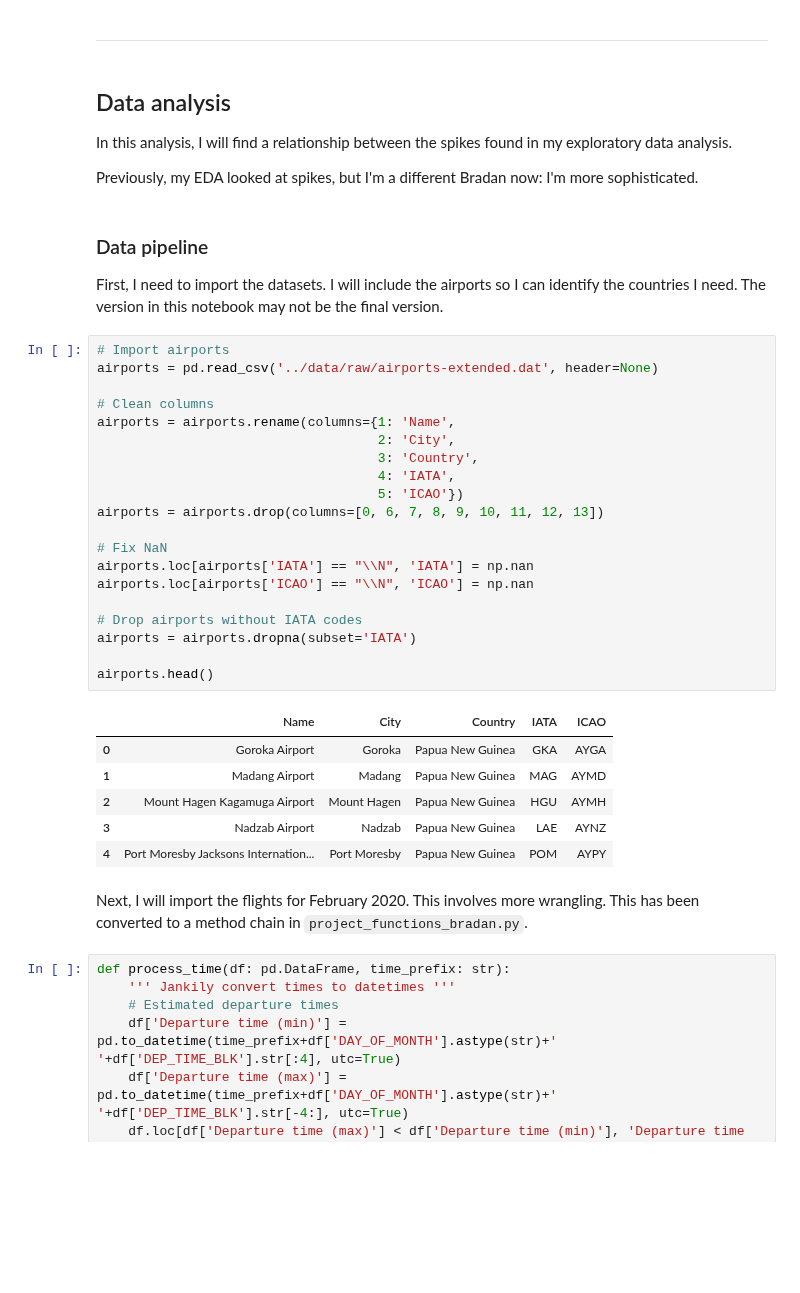
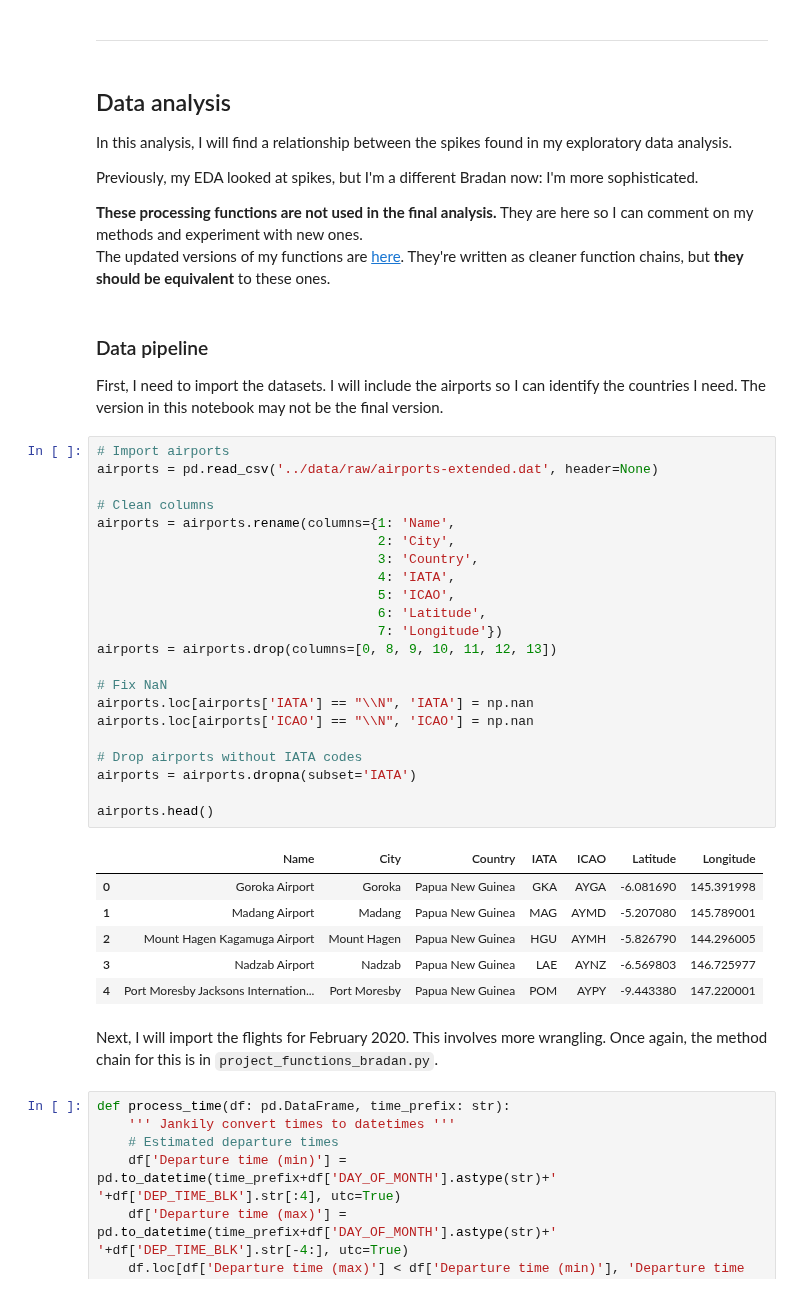
Before and after one commit to ubco-W2022T2-data301/project-group-group05, a Jupyter notebook: analysis/analysis_bradan.ipynb, the cells around one changed output. Cells and saved outputs as stored; diff of their text form; blank space fills up the shorter version.

```diff
--- a/analysis/analysis_bradan.ipynb
+++ b/analysis/analysis_bradan.ipynb
@@ -161,6 +161,9 @@ It seems that the pattern of flight disruptions is general, and **I can understa
 In this analysis, I will find a relationship between the spikes found in my exploratory data analysis.
 
 Previously, my EDA looked at spikes, but I'm a different Bradan now: I'm more sophisticated.
+
+**These processing functions are not used in the final analysis.** They are here so I can comment on my methods and experiment with new ones.
+The updated versions of my functions are [here](code/project_functions_bradan.py). They're written as cleaner function chains, but **they should be equivalent** to these ones.
 # %% [markdown]
 ### Data pipeline
 
@@ -168,32 +171,34 @@ First, I need to import the datasets. I will include the airports so I can ident
 # %%
 # Import airports
 airports = pd.read_csv('../data/raw/airports-extended.dat', header=None)
 
 # Clean columns
 airports = airports.rename(columns={1: 'Name',
                                     2: 'City',
                                     3: 'Country',
                                     4: 'IATA',
-                                    5: 'ICAO'})
-airports = airports.drop(columns=[0, 6, 7, 8, 9, 10, 11, 12, 13])
+                                    5: 'ICAO',
+                                    6: 'Latitude',
+                                    7: 'Longitude'})
+airports = airports.drop(columns=[0, 8, 9, 10, 11, 12, 13])
 
 # Fix NaN
 airports.loc[airports['IATA'] == "\\N", 'IATA'] = np.nan
 airports.loc[airports['ICAO'] == "\\N", 'ICAO'] = np.nan
 
 # Drop airports without IATA codes
 airports = airports.dropna(subset='IATA')
 
 airports.head()
 # %% [output]
-|  | Name | City | Country | IATA | ICAO |
-| 0 | Goroka Airport | Goroka | Papua New Guinea | GKA | AYGA |
-| 1 | Madang Airport | Madang | Papua New Guinea | MAG | AYMD |
-| 2 | Mount Hagen Kagamuga Airport | Mount Hagen | Papua New Guinea | HGU | AYMH |
-| 3 | Nadzab Airport | Nadzab | Papua New Guinea | LAE | AYNZ |
-| 4 | Port Moresby Jacksons Internation... | Port Moresby | Papua New Guinea | POM | AYPY |
+|  | Name | City | Country | IATA | ICAO | Latitude | Longitude |
+| 0 | Goroka Airport | Goroka | Papua New Guinea | GKA | AYGA | -6.081690 | 145.391998 |
+| 1 | Madang Airport | Madang | Papua New Guinea | MAG | AYMD | -5.207080 | 145.789001 |
+| 2 | Mount Hagen Kagamuga Airport | Mount Hagen | Papua New Guinea | HGU | AYMH | -5.826790 | 144.296005 |
+| 3 | Nadzab Airport | Nadzab | Papua New Guinea | LAE | AYNZ | -6.569803 | 146.725977 |
+| 4 | Port Moresby Jacksons Internation... | Port Moresby | Papua New Guinea | POM | AYPY | -9.443380 | 147.220001 |
 # %% [markdown]
-Next, I will import the flights for February 2020. This involves more wrangling. This has been converted to a method chain in `project_functions_bradan.py`.
+Next, I will import the flights for February 2020. This involves more wrangling. Once again, the method chain for this is in `project_functions_bradan.py`.
 # %%
 def process_time(df: pd.DataFrame, time_prefix: str):
     ''' Jankily convert times to datetimes '''
```
Also changed, not shown: parts of 3 cells of this notebook.
